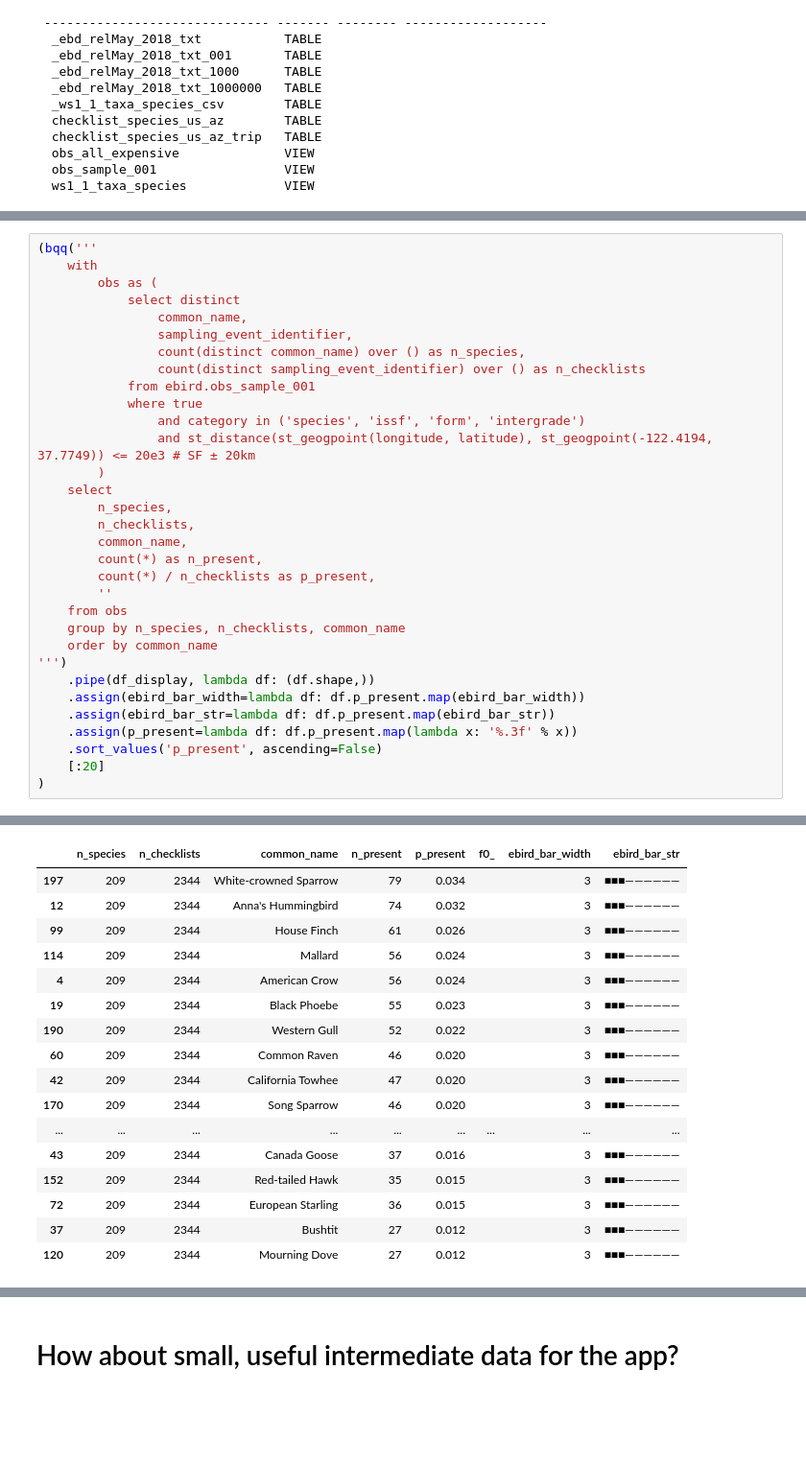
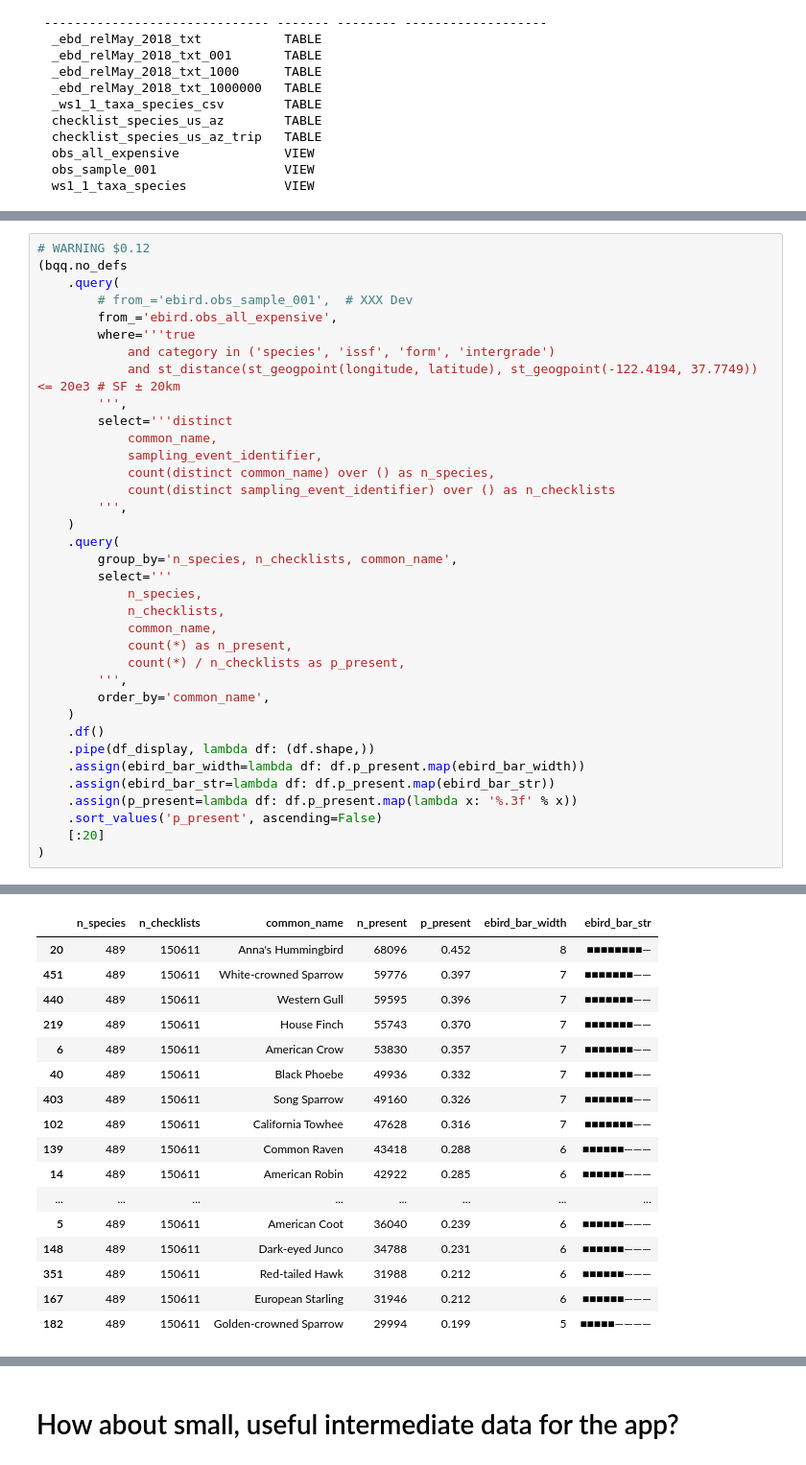
Before and after one commit to jdanbrown/birdgram, a Jupyter notebook: model/notebooks/190808_ebird_bq_priors.ipynb, the cells around one changed output, grey strips where cells are left out. Shown at 96% size. Cells and saved outputs as stored; diff of their text form; blank space fills up the shorter version.

Commit message:
model/notebooks/ebird_bq_priors: Checkpoint (WIP: structured bqq)

```diff
--- a/model/notebooks/190808_ebird_bq_priors.ipynb
+++ b/model/notebooks/190808_ebird_bq_priors.ipynb
@@ -403,28 +498,32 @@ INFO     [16:35:01.009] [56195] 320 potoo.bqq/_bqq: [0s]
 # %%
-(bqq('''
-    with
-        obs as (
-            select distinct
-                common_name,
-                sampling_event_identifier,
-                count(distinct common_name) over () as n_species,
-                count(distinct sampling_event_identifier) over () as n_checklists
-            from ebird.obs_sample_001
-            where true
-                and category in ('species', 'issf', 'form', 'intergrade')
-                and st_distance(st_geogpoint(longitude, latitude), st_geogpoint(-122.4194, 37.7749)) <= 20e3 # SF ± 20km
-        )
-    select
-        n_species,
-        n_checklists,
-        common_name,
-        count(*) as n_present,
-        count(*) / n_checklists as p_present,
-        ''
-    from obs
-    group by n_species, n_checklists, common_name
-    order by common_name
-''')
+# WARNING $0.12
+(bqq.no_defs
+    .query(
+        # from_='ebird.obs_sample_001',  # XXX Dev
+        from_='ebird.obs_all_expensive',
+        where='''true
+            and category in ('species', 'issf', 'form', 'intergrade')
+            and st_distance(st_geogpoint(longitude, latitude), st_geogpoint(-122.4194, 37.7749)) <= 20e3 # SF ± 20km
+        ''',
+        select='''distinct
+            common_name,
+            sampling_event_identifier,
+            count(distinct common_name) over () as n_species,
+            count(distinct sampling_event_identifier) over () as n_checklists
+        ''',
+    )
+    .query(
+        group_by='n_species, n_checklists, common_name',
+        select='''
+            n_species,
+            n_checklists,
+            common_name,
+            count(*) as n_present,
+            count(*) / n_checklists as p_present,
+        ''',
+        order_by='common_name',
+    )
+    .df()
     .pipe(df_display, lambda df: (df.shape,))
     .assign(ebird_bar_width=lambda df: df.p_present.map(ebird_bar_width))
     .assign(ebird_bar_str=lambda df: df.p_present.map(ebird_bar_str))
@@ -441,17 +540,17 @@ Fetching results...
-|  | n_species | n_checklists | common_name | n_present | p_present | f0_ | ebird_bar_width | ebird_bar_str |
-| 197 | 209 | 2344 | White-crowned Sparrow | 79 | 0.034 |  | 3 | ■■■—————— |
-| 12 | 209 | 2344 | Anna's Hummingbird | 74 | 0.032 |  | 3 | ■■■—————— |
-| 99 | 209 | 2344 | House Finch | 61 | 0.026 |  | 3 | ■■■—————— |
-| 114 | 209 | 2344 | Mallard | 56 | 0.024 |  | 3 | ■■■—————— |
-| 4 | 209 | 2344 | American Crow | 56 | 0.024 |  | 3 | ■■■—————— |
-| 19 | 209 | 2344 | Black Phoebe | 55 | 0.023 |  | 3 | ■■■—————— |
-| 190 | 209 | 2344 | Western Gull | 52 | 0.022 |  | 3 | ■■■—————— |
-| 60 | 209 | 2344 | Common Raven | 46 | 0.020 |  | 3 | ■■■—————— |
-| 42 | 209 | 2344 | California Towhee | 47 | 0.020 |  | 3 | ■■■—————— |
-| 170 | 209 | 2344 | Song Sparrow | 46 | 0.020 |  | 3 | ■■■—————— |
-| ... | ... | ... | ... | ... | ... | ... | ... | ... |
-| 43 | 209 | 2344 | Canada Goose | 37 | 0.016 |  | 3 | ■■■—————— |
-| 152 | 209 | 2344 | Red-tailed Hawk | 35 | 0.015 |  | 3 | ■■■—————— |
-| 72 | 209 | 2344 | European Starling | 36 | 0.015 |  | 3 | ■■■—————— |
-| 37 | 209 | 2344 | Bushtit | 27 | 0.012 |  | 3 | ■■■—————— |
-| 120 | 209 | 2344 | Mourning Dove | 27 | 0.012 |  | 3 | ■■■—————— |
+|  | n_species | n_checklists | common_name | n_present | p_present | ebird_bar_width | ebird_bar_str |
+| 20 | 489 | 150611 | Anna's Hummingbird | 68096 | 0.452 | 8 | ■■■■■■■■— |
+| 451 | 489 | 150611 | White-crowned Sparrow | 59776 | 0.397 | 7 | ■■■■■■■—— |
+| 440 | 489 | 150611 | Western Gull | 59595 | 0.396 | 7 | ■■■■■■■—— |
+| 219 | 489 | 150611 | House Finch | 55743 | 0.370 | 7 | ■■■■■■■—— |
+| 6 | 489 | 150611 | American Crow | 53830 | 0.357 | 7 | ■■■■■■■—— |
+| 40 | 489 | 150611 | Black Phoebe | 49936 | 0.332 | 7 | ■■■■■■■—— |
+| 403 | 489 | 150611 | Song Sparrow | 49160 | 0.326 | 7 | ■■■■■■■—— |
+| 102 | 489 | 150611 | California Towhee | 47628 | 0.316 | 7 | ■■■■■■■—— |
+| 139 | 489 | 150611 | Common Raven | 43418 | 0.288 | 6 | ■■■■■■——— |
+| 14 | 489 | 150611 | American Robin | 42922 | 0.285 | 6 | ■■■■■■——— |
+| ... | ... | ... | ... | ... | ... | ... | ... |
+| 5 | 489 | 150611 | American Coot | 36040 | 0.239 | 6 | ■■■■■■——— |
+| 148 | 489 | 150611 | Dark-eyed Junco | 34788 | 0.231 | 6 | ■■■■■■——— |
+| 351 | 489 | 150611 | Red-tailed Hawk | 31988 | 0.212 | 6 | ■■■■■■——— |
+| 167 | 489 | 150611 | European Starling | 31946 | 0.212 | 6 | ■■■■■■——— |
+| 182 | 489 | 150611 | Golden-crowned Sparrow | 29994 | 0.199 | 5 | ■■■■■———— |
```
Also changed, not shown: parts of 23 cells of this notebook.
